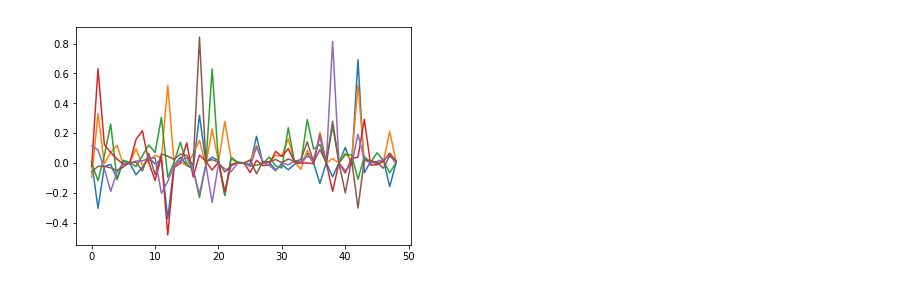
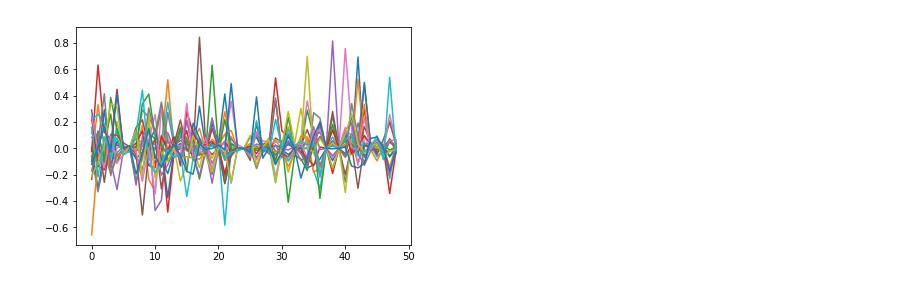
Before and after one commit to elliotc12/biol509, a Jupyter notebook: finalproject/feedforward-test.ipynb, the cells around one changed output. Cells and saved outputs as stored; diff of their text form; code cells hidden in the pictures.

```diff
--- a/finalproject/feedforward-test.ipynb
+++ b/finalproject/feedforward-test.ipynb
@@ -97,18 +102,18 @@ summed_signals = pd.DataFrame(summed_signals)
 # %%
 # PCA on summed data
 from sklearn.decomposition import PCA
 valarray = np.array(summed_signals.drop(len(summed_signals.columns)-1, axis=1).values)
 pca = PCA(n_components=valarray.shape[1])
 pca.fit(valarray)
-lower_dimension_vectors = pca.components_[np.where(pca.explained_variance_ratio_ > 0.05)]
+lower_dimension_vectors = pca.components_[np.where(pca.explained_variance_ratio_ > 0.01)]
 #transformed_data = np.zeros((lower_dimension_vectors.shape[0], len(valarray)))
 ld_data = np.dot(lower_dimension_vectors, valarray.transpose()).transpose()
 ld_data = pd.DataFrame(ld_data)
 ld_data['stimulus'] = summed_signals[len(summed_signals.columns)-1]
 [plt.plot(ld) for ld in lower_dimension_vectors]
 plt.show()
 # %% [output]
-[figure, old version]
+[figure, new version]
 # %%
 #Normalization
 
```
Also changed, not shown: parts of 11 cells of this notebook, 1 other file.
